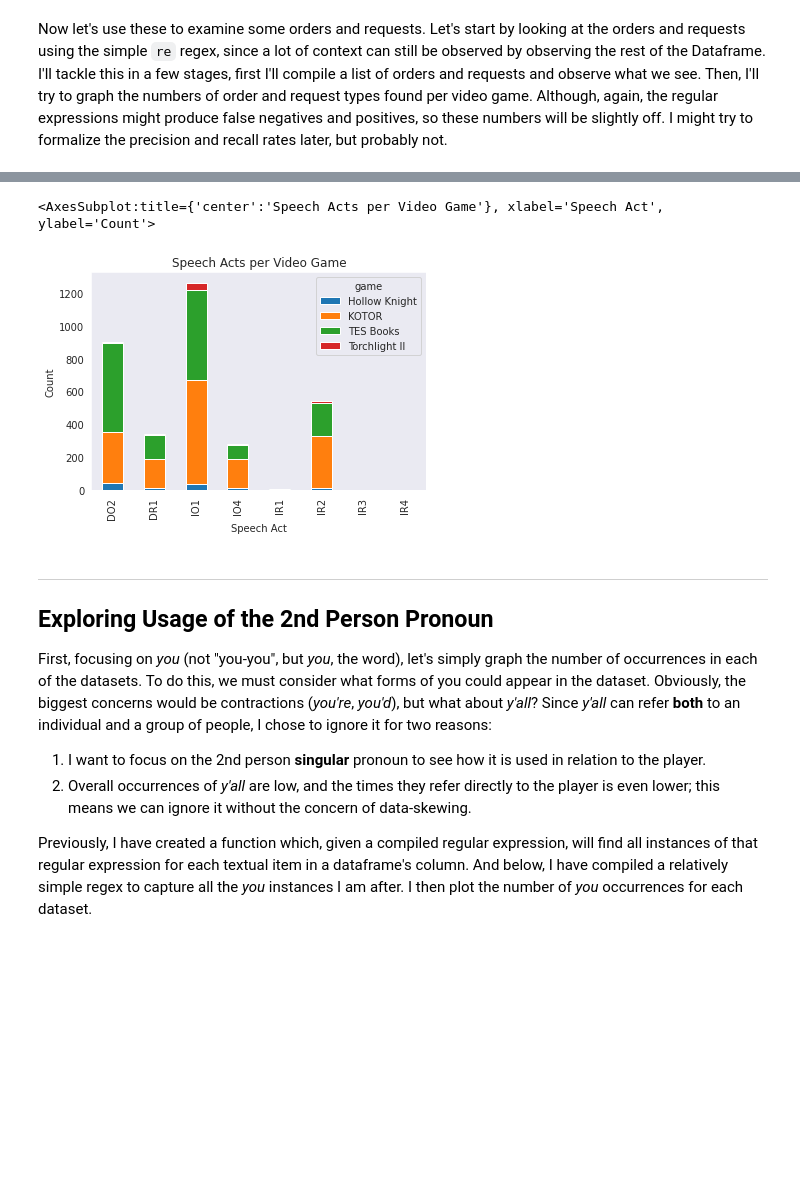
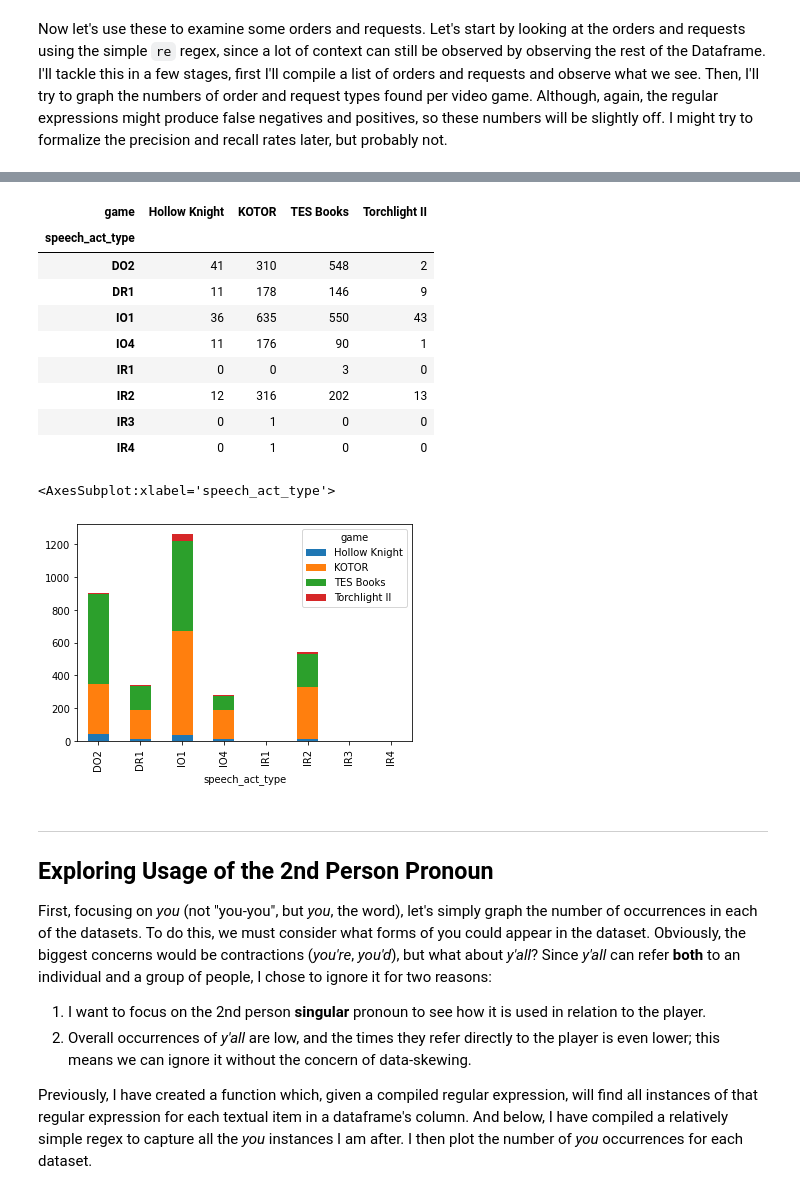
Before and after one commit to Data-Science-for-Linguists-2022/Pragmatics-In-Video-Games, a Jupyter notebook: notebooks/research.ipynb, the cells around one changed output, grey strips where cells are left out. Cells and saved outputs as stored; diff of their text form; code cells hidden in the pictures; blank space fills up the shorter version.

```diff
--- a/notebooks/research.ipynb
+++ b/notebooks/research.ipynb
@@ -405,14 +386,20 @@ if False: ordreq_df.to_pickle('../sample_data/ordreq.pkl')
-# %%
-info = ordreq_df.groupby('speech_act').game.value_counts()
-
-# This is really disgusting, but oh well...
-for outer, inner in info.index:
-    info[outer][inner] = ordreq_df[(ordreq_df['speech_act'] == outer) & (ordreq_df['game'] == inner)]['count']
-
-info.unstack().plot.bar(stacked = True, xlabel='Speech Act', ylabel='Count', title='Speech Acts per Video Game')
-# %% [output]
-<AxesSubplot:title={'center':'Speech Acts per Video Game'}, xlabel='Speech Act', ylabel='Count'>
-[figure, removed]
+# %%
+info = ordreq_df.groupby('speech_act_type').game.value_counts()
+display(info.unstack(fill_value=0))
+info.unstack().plot.bar(stacked=True)
+# %% [output]
+| game | Hollow Knight | KOTOR | TES Books | Torchlight II |
+| speech_act_type |  |  |  |  |
+| DO2 | 41 | 310 | 548 | 2 |
+| DR1 | 11 | 178 | 146 | 9 |
+| IO1 | 36 | 635 | 550 | 43 |
+| IO4 | 11 | 176 | 90 | 1 |
+| IR1 | 0 | 0 | 3 | 0 |
+| IR2 | 12 | 316 | 202 | 13 |
+| IR3 | 0 | 1 | 0 | 0 |
+| IR4 | 0 | 1 | 0 | 0 |
+<AxesSubplot:xlabel='speech_act_type'>
+[figure, added]
 # %% [markdown]
 ***
 ## Exploring Usage of the 2nd Person Pronoun
```
Also changed, not shown: parts of 11 cells of this notebook, 7 other files.
